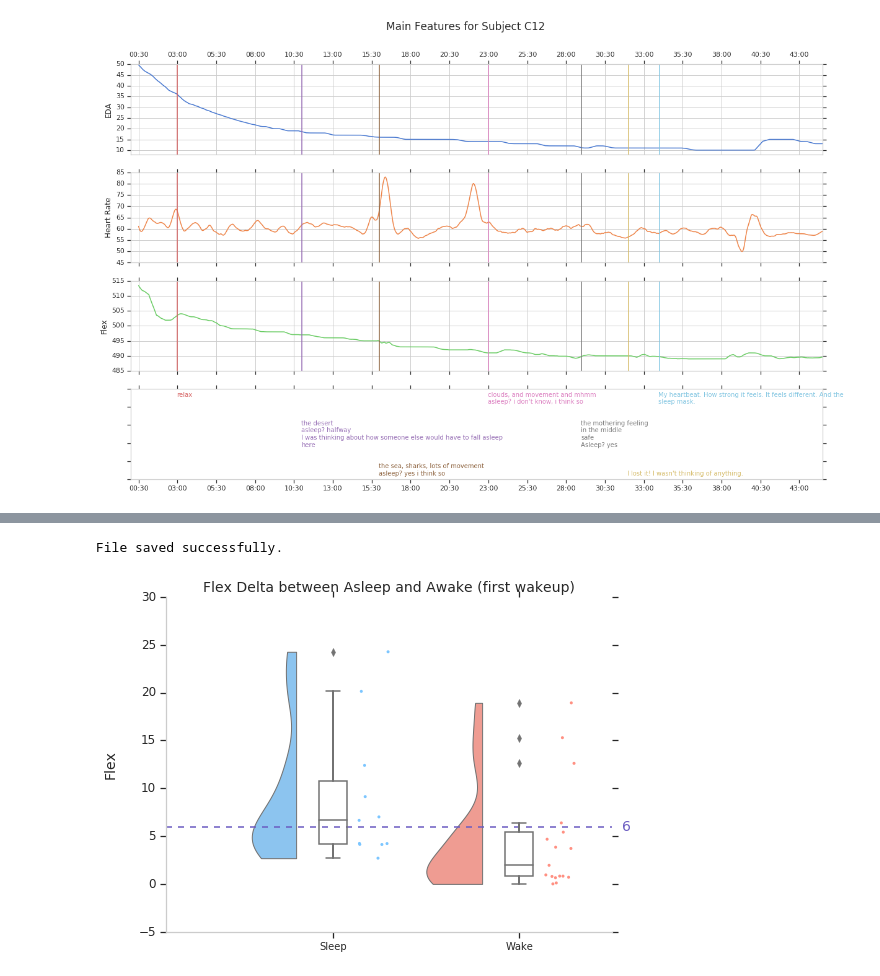
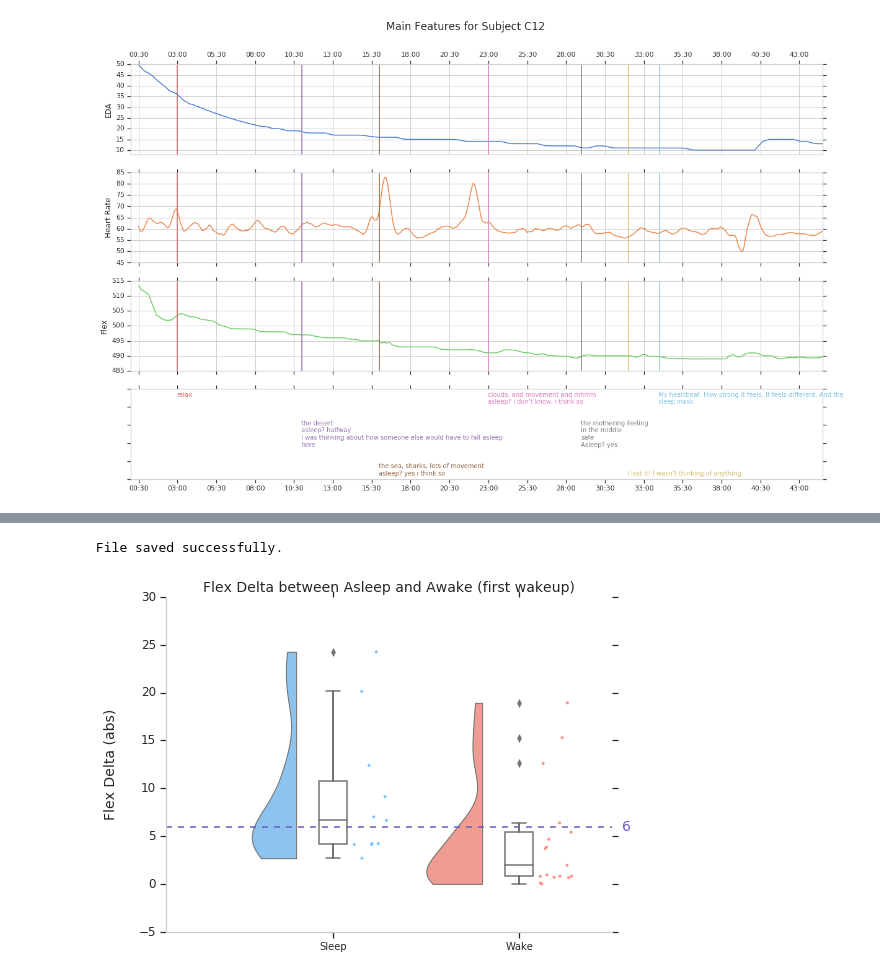
Before and after one commit to eyalperry88/openSleep, a Jupyter notebook: data_analysis/analyze.ipynb, the cells around one changed output, grey strips where cells are left out. Cells and saved outputs as stored; diff of their text form; code cells hidden in the pictures.

```diff
--- a/data_analysis/analyze.ipynb
+++ b/data_analysis/analyze.ipynb
@@ -461,7 +461,8 @@ for index, row in continuous.iterrows():
         wakeup_sec, wakeup_report = wakeups[i]
 
         wakeup_average = np.mean(features[wakeup_sec - offset - 10:wakeup_sec - offset + 10, 2])
-        delta = abs(calibration_average - wakeup_average) * 64
+        delta = (calibration_average - wakeup_average) * 64
+
         if row['Category'].startswith('Awake'):
             eda_deltas_awake[i].append(delta)
             print("Awake\t%d\t%.2f" % (i, delta))
@@ -475,7 +476,7 @@ for index, row in continuous.iterrows():
 
         wakeup_average = np.mean(features[wakeup_sec - offset - 10:wakeup_sec - offset + 10, 0])
 
-        delta = abs(calibration_average - wakeup_average) * 320
+        delta = (calibration_average - wakeup_average) * 320
 
         if row['Category'].startswith('Awake'):
             flex_deltas_awake[i].append(delta)
@@ -490,7 +491,7 @@ for index, row in continuous.iterrows():
 
         wakeup_average = np.mean(features[wakeup_sec - offset - 10:wakeup_sec - offset + 10, 3])
 
-        delta = abs(calibration_average - wakeup_average) * 60
+        delta = (calibration_average - wakeup_average) * 60
 
         if row['Category'].startswith('Awake'):
             hr_deltas_awake[i].append(delta)
@@ -561,9 +562,12 @@ def raincloud_plot(data, title = "", xlabel = "", ylabel = "", filename = None,
     #plt.tight_layout() # use tight_layout to ensure all parts of the plot are included in the saved file
 
     # Step 3.5: draw percentile line
-    p = np.ceil(np.percentile(data[1], percentile))
-    plt.axhline(p, linestyle="dashed", color="#6A5BC1")
-    plt.text(1.55, p - 0.4, "%d" % p, fontsize="14", color="#6A5BC1")
+    if percentile:
+        p = np.ceil(np.percentile(data[1], percentile))
+        plt.axhline(p, linestyle="dashed", color="#6A5BC1")
+        plt.text(1.55, p - 0.4, "%d" % p, fontsize="14", color="#6A5BC1")
+    else:
+        plt.axhline(0, linestyle="dashed", color="#6A5BC1")
 
     # Step 4: saving
     if filename == None:
@@ -590,18 +594,18 @@ File saved successfully.
 # %%
-flex_deltas_asleep_cut = flex_deltas_asleep[0].copy()
-flex_deltas_asleep_cut.remove(max(flex_deltas_asleep_cut))
+flex_deltas_asleep_cut = np.abs(flex_deltas_asleep[0].copy())
+flex_deltas_asleep_cut = np.delete(flex_deltas_asleep_cut, np.argmax(flex_deltas_asleep_cut))
 
-data_to_plot = [flex_deltas_asleep_cut, flex_deltas_awake[0]] #, eda_deltas_awake[1], eda_deltas_asleep[1], eda_deltas_awake[2], eda_deltas_asleep[2]]
+data_to_plot = [flex_deltas_asleep_cut, np.abs(flex_deltas_awake[0])] #, eda_deltas_awake[1], eda_deltas_asleep[1], eda_deltas_awake[2], eda_deltas_asleep[2]]
 raincloud_plot(
     data_to_plot,
     title = "Flex Delta between Asleep and Awake (first wakeup)",
     xlabel = "",
-    ylabel = "Flex",
+    ylabel = "Flex Delta (abs)",
     filename = "abs_deltas_flex",
     width = 0.6,
     percentile=75
 )
 # %% [output]
 File saved successfully.
-[figure, old version]
+[figure, new version]
 # %%
```
Also changed, not shown: parts of 5 cells of this notebook, 3 other files.
